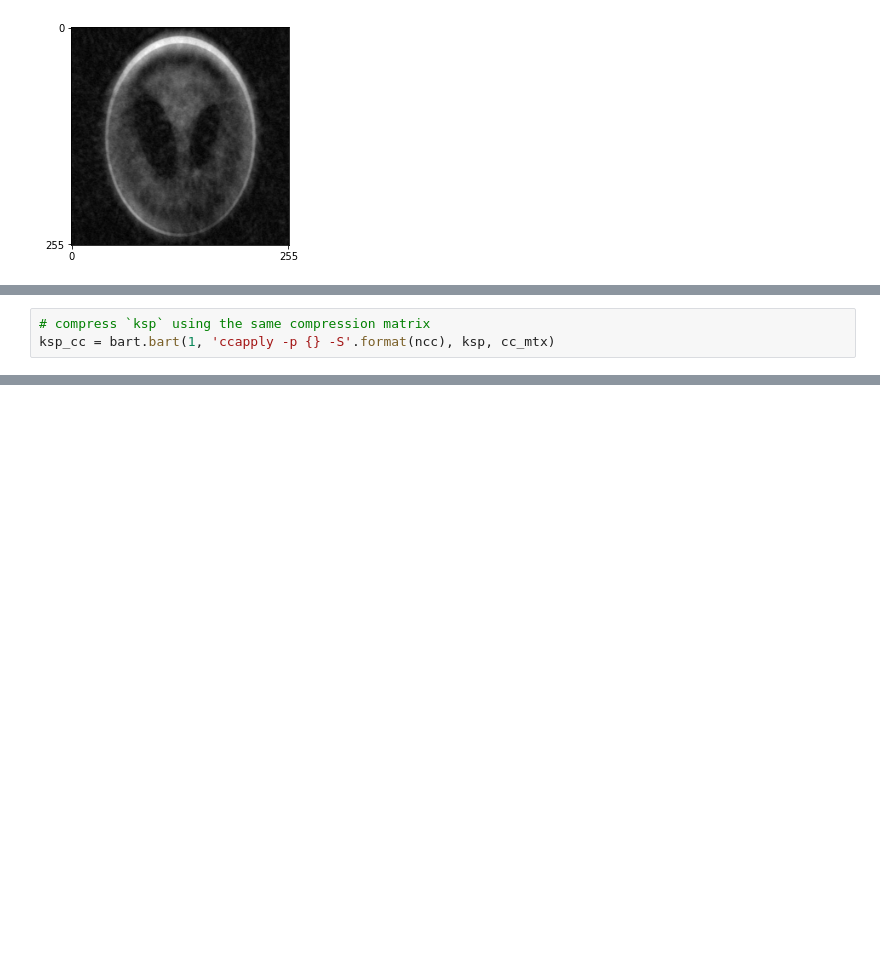
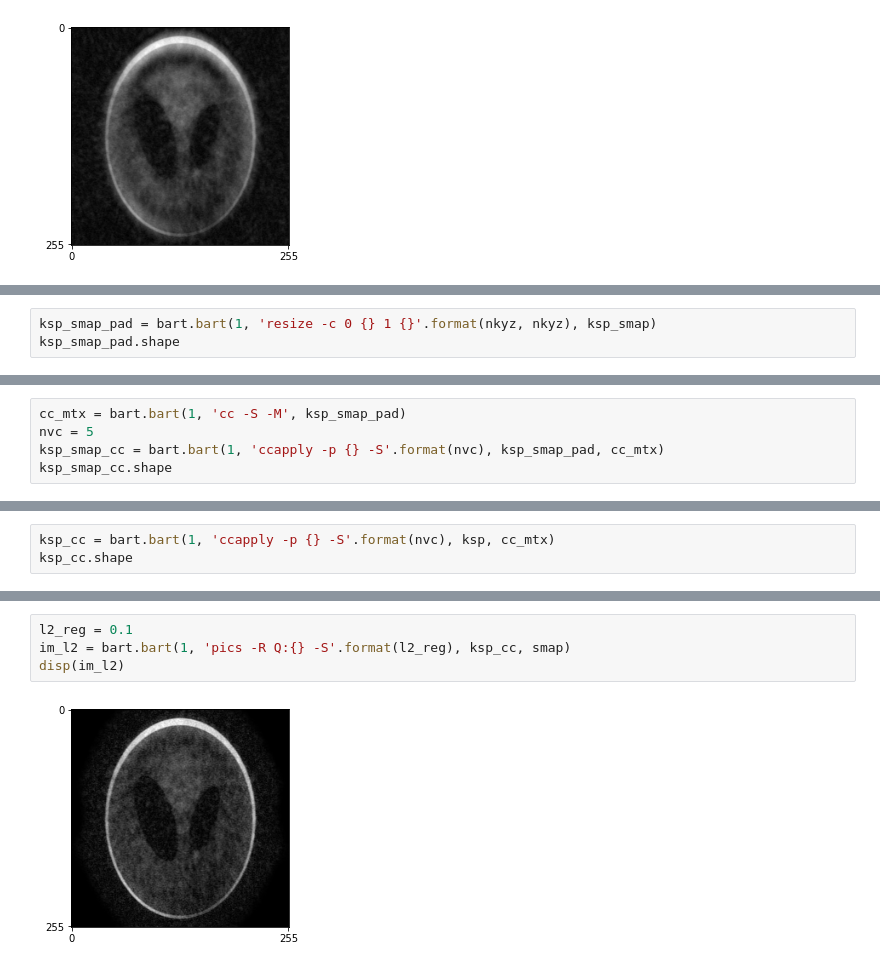
Before and after one commit to gopal-nataraj/bart-webinars, a Jupyter notebook: webinar4/demo.ipynb, the cells around one changed output, grey strips where cells are left out. Drawn from its saved outputs; the diff is of its cells as text; blank space fills up the shorter version.

```diff
--- a/webinar4/demo.ipynb
+++ b/webinar4/demo.ipynb
@@ -130,0 +106,3 @@ ax.imshow(abs(im_rss_smap), cmap='gray')
+# %%
+ksp_smap_pad = bart.bart(1, 'resize -c 0 {} 1 {}'.format(nkyz, nkyz), ksp_smap)
+ksp_smap_pad.shape
@@ -130,0 +117,5 @@ ax.imshow(abs(im_rss_smap), cmap='gray')
+# %%
+cc_mtx = bart.bart(1, 'cc -S -M', ksp_smap_pad)
+nvc = 5
+ksp_smap_cc = bart.bart(1, 'ccapply -p {} -S'.format(nvc), ksp_smap_pad, cc_mtx)
+ksp_smap_cc.shape
@@ -130,0 +124,3 @@ ax.imshow(abs(im_rss_smap), cmap='gray')
+# %%
+ksp_cc = bart.bart(1, 'ccapply -p {} -S'.format(nvc), ksp, cc_mtx)
+ksp_cc.shape
@@ -140,4 +135 @@ ax.imshow(np.concatenate([abs(smap[:,:,0,i]) for i in range(ncc)], 1), cmap='gra
 [figure]
-# %%
-# compress `ksp` using the same compression matrix
-ksp_cc = bart.bart(1, 'ccapply -p {} -S'.format(ncc), ksp, cc_mtx)
@@ -147,0 +150,6 @@ Uecker et al. ESPIRiT -- an eigenvalue approach to autocalibrating parallel MRI:
+# %%
+l2_reg = 0.1
+im_l2 = bart.bart(1, 'pics -R Q:{} -S'.format(l2_reg), ksp_cc, smap)
+disp(im_l2)
+# %% [output]
+[figure, added]
```
Also changed, not shown: parts of 23 cells of this notebook.
